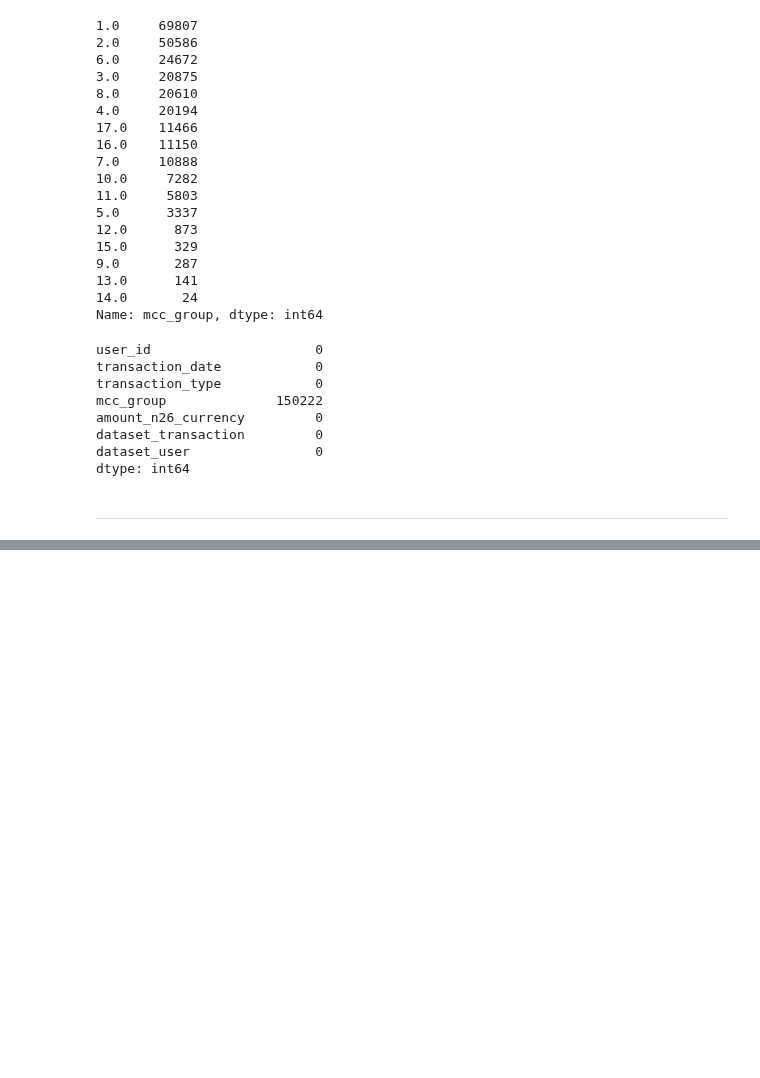
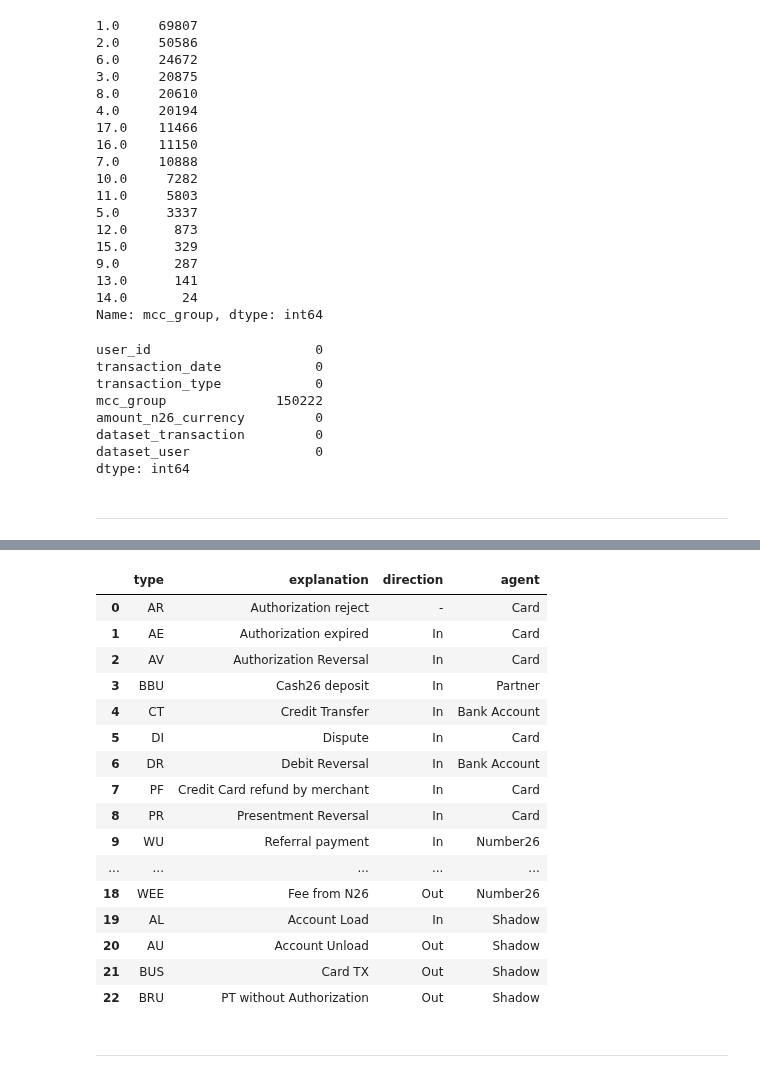
Before and after one commit to ajits-github/TimeSeries_Income_And_Expense_Prediction, a Jupyter notebook: TimeSeries_Income_And_Expense_Prediction.ipynb, the cells around one changed output, grey strips where cells are left out. Cells and saved outputs as stored; diff of their text form; code cells hidden in the pictures; blank space fills up the shorter version.

Commit message:
df_trans

```diff
--- a/TimeSeries_Income_And_Expense_Prediction.ipynb
+++ b/TimeSeries_Income_And_Expense_Prediction.ipynb
@@ -103,0 +143,2 @@ dtype: int64
+# %%
+df_trans_types = pd.read_csv(os.path.join(dir_path , "transaction_types.csv"))
@@ -103,0 +159,24 @@ dtype: int64
+# %%
+df_trans_types
+# %% [output]
+|  | type | explanation | direction | agent |
+| 0 | AR | Authorization reject | - | Card |
+| 1 | AE | Authorization expired | In | Card |
+| 2 | AV | Authorization Reversal | In | Card |
+| 3 | BBU | Cash26 deposit | In | Partner |
+| 4 | CT | Credit Transfer | In | Bank Account |
+| 5 | DI | Dispute | In | Card |
+| 6 | DR | Debit Reversal | In | Bank Account |
+| 7 | PF | Credit Card refund by merchant | In | Card |
+| 8 | PR | Presentment Reversal | In | Card |
+| 9 | WU | Referral payment | In | Number26 |
+| ... | ... | ... | ... | ... |
+| 18 | WEE | Fee from N26 | Out | Number26 |
+| 19 | AL | Account Load | In | Shadow |
+| 20 | AU | Account Unload | Out | Shadow |
+| 21 | BUS | Card TX | Out | Shadow |
+| 22 | BRU | PT without Authorization | Out | Shadow |
+# %% [markdown]
+
+
+---
```
Also changed, not shown: parts of 5 cells of this notebook.
